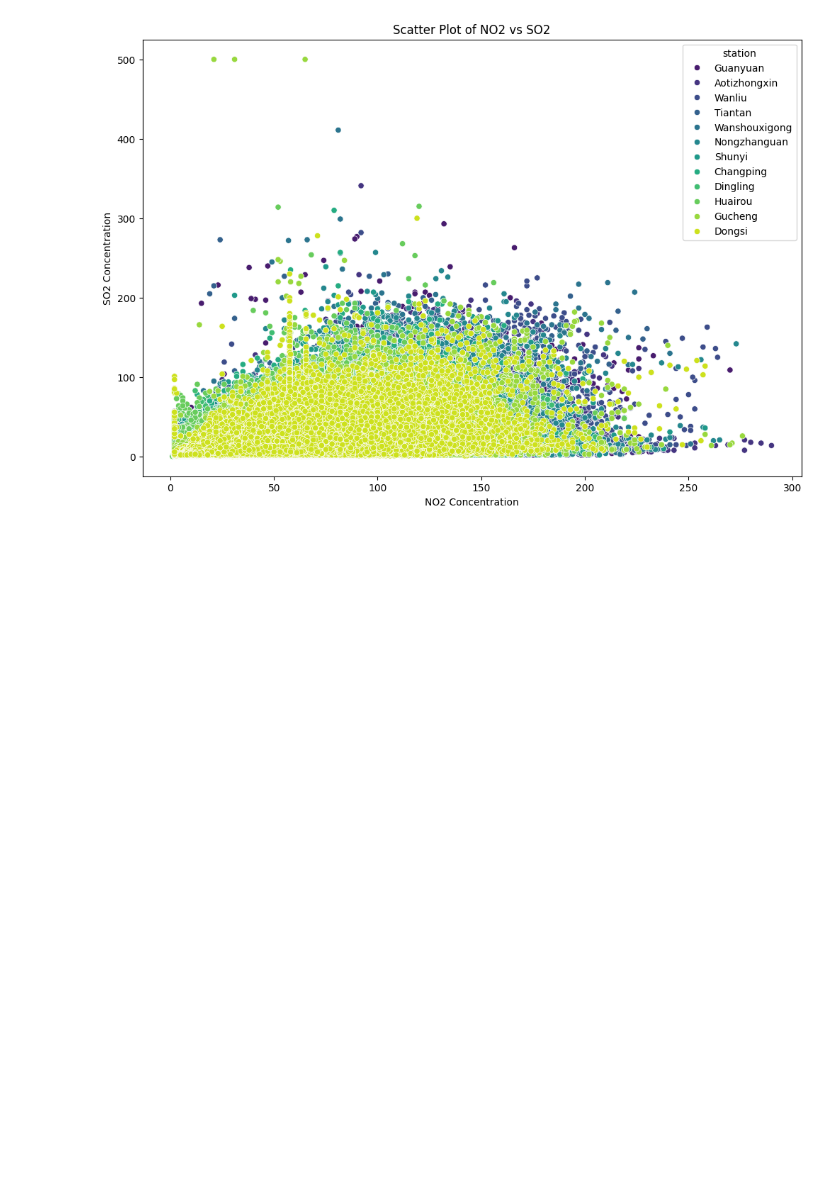
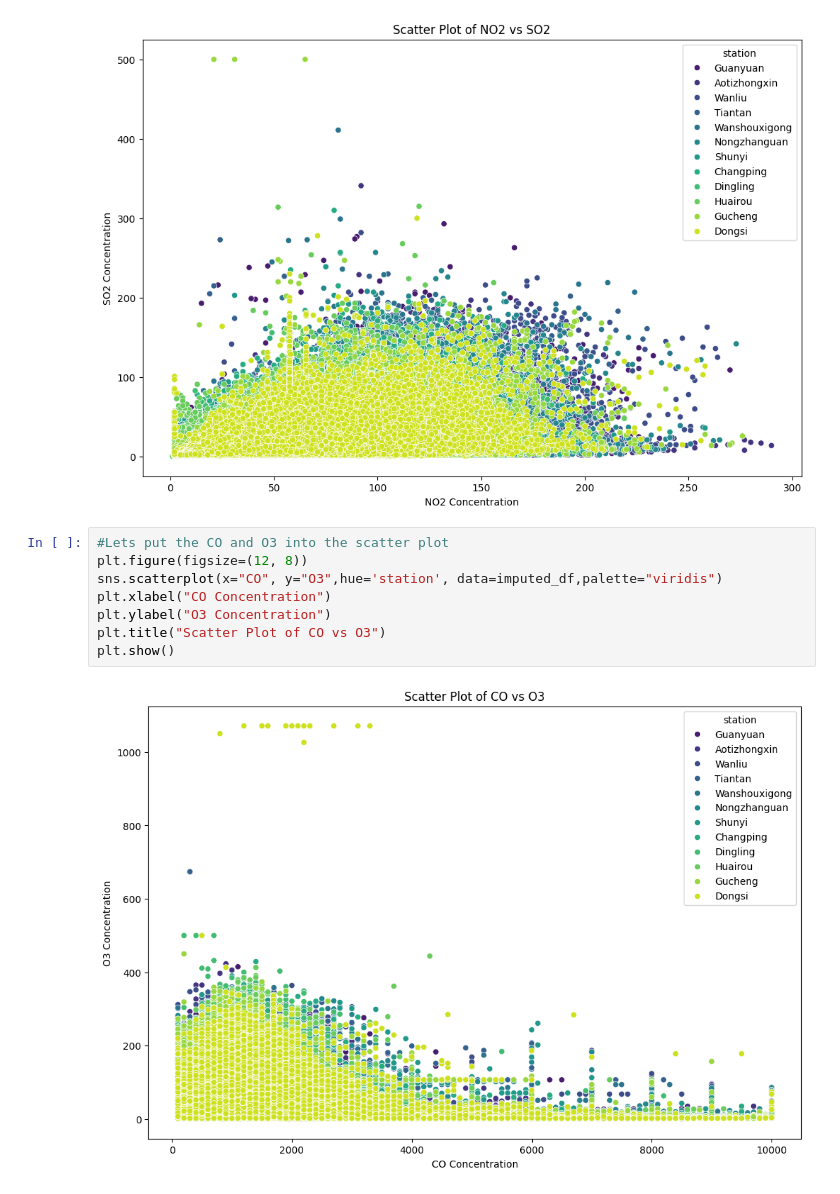
Before and after one commit to SURENDRAN-17/CMP7005-final, a Jupyter notebook: CMP7005_surendran.ipynb, the cells around one changed output. Drawn from its saved outputs; the diff is of its cells as text; blank space fills up the shorter version.

Commit message:
Lets put the CO and O3 into the scatter plot

```diff
--- a/CMP7005_surendran.ipynb
+++ b/CMP7005_surendran.ipynb
@@ -413,3 +413,13 @@ plt.title("Scatter Plot of NO2 vs SO2")
 plt.show()
 # %% [output]
 [figure]
+# %%
+#Lets put the CO and O3 into the scatter plot
+plt.figure(figsize=(12, 8))
+sns.scatterplot(x="CO", y="O3",hue='station', data=imputed_df,palette="viridis")
+plt.xlabel("CO Concentration")
+plt.ylabel("O3 Concentration")
+plt.title("Scatter Plot of CO vs O3")
+plt.show()
+# %% [output]
+[figure, added]
```
